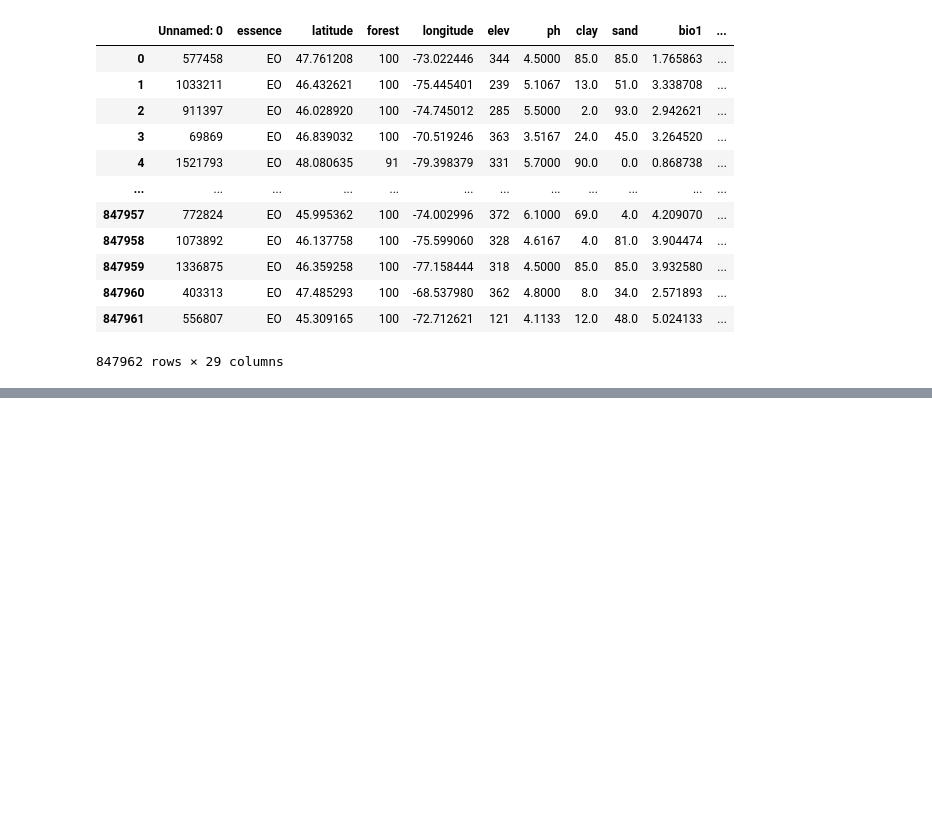
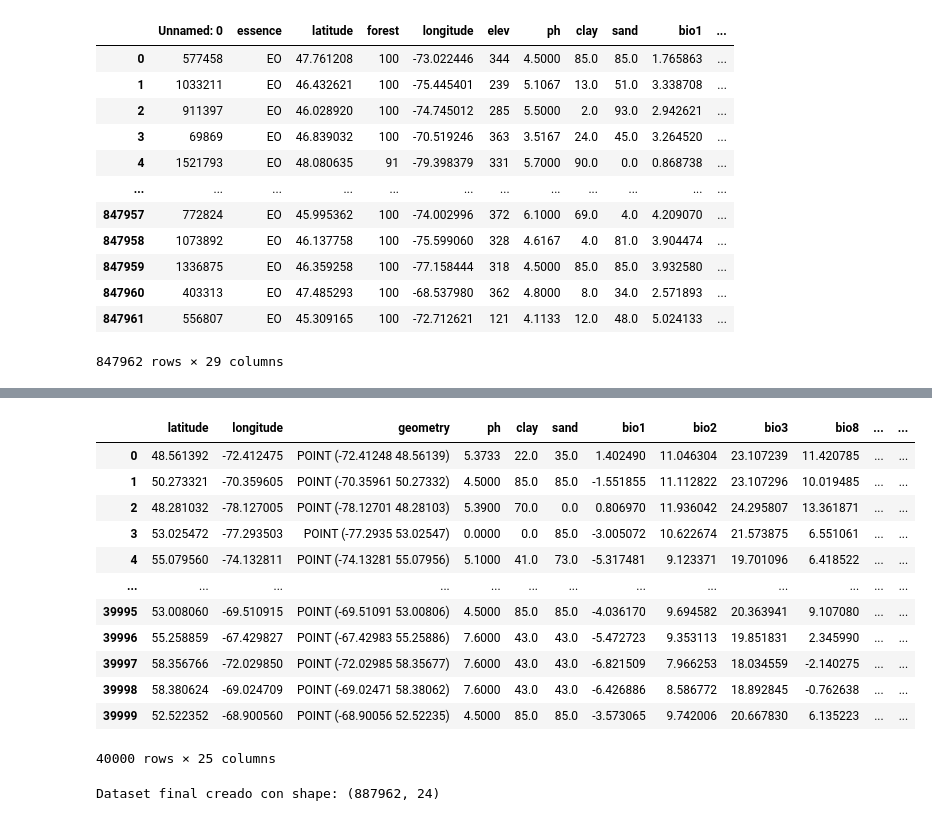
Before and after one commit to jorgelizarazo94/Maple_Quebecois, a Jupyter notebook: Supplementary_5.ipynb, the cells around one changed output, grey strips where cells are left out. Drawn from its saved outputs; the diff is of its cells as text; code cells hidden in the pictures; blank space fills up the shorter version.

```diff
--- a/Supplementary_5.ipynb
+++ b/Supplementary_5.ipynb
@@ -59,0 +165,3 @@ Reproyectando presencias...
+# %%
+dredm = dred.drop(columns=['elev'])
+pseured = pseudo_df.copy()
@@ -59,0 +176,31 @@ Reproyectando presencias...
+# %%
+ruta_rasters = "bioclim_data/recortados_alineados"
+#dredm
+variables = [
+'ph', 'clay', 'sand', 'bio1', 'bio2', 'bio3', 'bio8', 'bio9', 'bio10',
+'bio11', 'bio12', 'bio14', 'bio15', 'bio18', 'bio20', 'bio23', 'bio24',
+'bio27', 'bio30', 'bio31', 'bio34'
+]
+# %%
+geometry = [Point(lon, lat) for lon, lat in zip(pseured['longitude'], pseured['latitude'])]
+pseudo_gdf = gpd.GeoDataFrame(pseured.copy(), geometry=geometry, crs="EPSG:4326")
+
+# 5. Crear columnas vacías para las variables
+for var in variables:
+    pseured[var] = np.nan
+# %%
+for var in variables:
+    print(f"Extrayendo valores de {var}.tif...")
+    ruta_raster = os.path.join(ruta_rasters, f"{var}.tif")
+    raster = rxr.open_rasterio(ruta_raster, masked=True).squeeze()  # quitar dimensión de banda
+
+    # Asegurar CRS
+    if raster.rio.crs is None:
+        raster = raster.rio.write_crs("EPSG:4326")
+
+    # Reproyectar puntos si es necesario
+    if pseudo_gdf.crs != raster.rio.crs:
+        pseudo_gdf = pseudo_gdf.to_crs(raster.rio.crs)
+
+    # Extraer valores
+    pseudo_gdf[var] = [float(raster.sel(x=pt.x, y=pt.y, method="nearest").values) for pt in pseudo_gdf.geometry]
@@ -59,0 +225,17 @@ Reproyectando presencias...
+# %%
+pseudo_gdf['presencia'] = 0  # 0 para pseudoausencias
+pseudo_gdf
+# %% [output]
+|  | latitude | longitude | geometry | ph | clay | sand | bio1 | bio2 | bio3 | bio8 | ... | ... |
+| 0 | 48.561392 | -72.412475 | POINT (-72.41248 48.56139) | 5.3733 | 22.0 | 35.0 | 1.402490 | 11.046304 | 23.107239 | 11.420785 | ... | ... |
+| 1 | 50.273321 | -70.359605 | POINT (-70.35961 50.27332) | 4.5000 | 85.0 | 85.0 | -1.551855 | 11.112822 | 23.107296 | 10.019485 | ... | ... |
+| 2 | 48.281032 | -78.127005 | POINT (-78.12701 48.28103) | 5.3900 | 70.0 | 0.0 | 0.806970 | 11.936042 | 24.295807 | 13.361871 | ... | ... |
+| 3 | 53.025472 | -77.293503 | POINT (-77.2935 53.02547) | 0.0000 | 0.0 | 85.0 | -3.005072 | 10.622674 | 21.573875 | 6.551061 | ... | ... |
+| 4 | 55.079560 | -74.132811 | POINT (-74.13281 55.07956) | 5.1000 | 41.0 | 73.0 | -5.317481 | 9.123371 | 19.701096 | 6.418522 | ... | ... |
+| ... | ... | ... | ... | ... | ... | ... | ... | ... | ... | ... | ... | ... |
+| 39995 | 53.008060 | -69.510915 | POINT (-69.51091 53.00806) | 4.5000 | 85.0 | 85.0 | -4.036170 | 9.694582 | 20.363941 | 9.107080 | ... | ... |
+| 39996 | 55.258859 | -67.429827 | POINT (-67.42983 55.25886) | 7.6000 | 43.0 | 43.0 | -5.472723 | 9.353113 | 19.851831 | 2.345990 | ... | ... |
+| 39997 | 58.356766 | -72.029850 | POINT (-72.02985 58.35677) | 7.6000 | 43.0 | 43.0 | -6.821509 | 7.966253 | 18.034559 | -2.140275 | ... | ... |
+| 39998 | 58.380624 | -69.024709 | POINT (-69.02471 58.38062) | 7.6000 | 43.0 | 43.0 | -6.426886 | 8.586772 | 18.892845 | -0.762638 | ... | ... |
+| 39999 | 52.522352 | -68.900560 | POINT (-68.90056 52.52235) | 4.5000 | 85.0 | 85.0 | -3.573065 | 9.742006 | 20.667830 | 6.135223 | ... | ... |
+40000 rows × 25 columns
@@ -59,0 +244,14 @@ Reproyectando presencias...
+# %%
+# Seleccionar columnas comunes
+columnas_finales = variables + ['presencia', 'latitude', 'longitude']
+dredm = dredm[columnas_finales]
+pseudo_final = pseudo_gdf[columnas_finales]
+
+dataset_final = pd.concat([dredm, pseudo_final], ignore_index=True)
+
+print("Dataset final creado con shape:", dataset_final.shape)
+
+# 12. Guardar dataset listo para modelar
+dataset_final.to_csv("data/dataset_distribucion_xgboost_red.csv", index=False)
+# %% [output]
+Dataset final creado con shape: (887962, 24)
```
Also changed, not shown: parts of 43 cells of this notebook.
